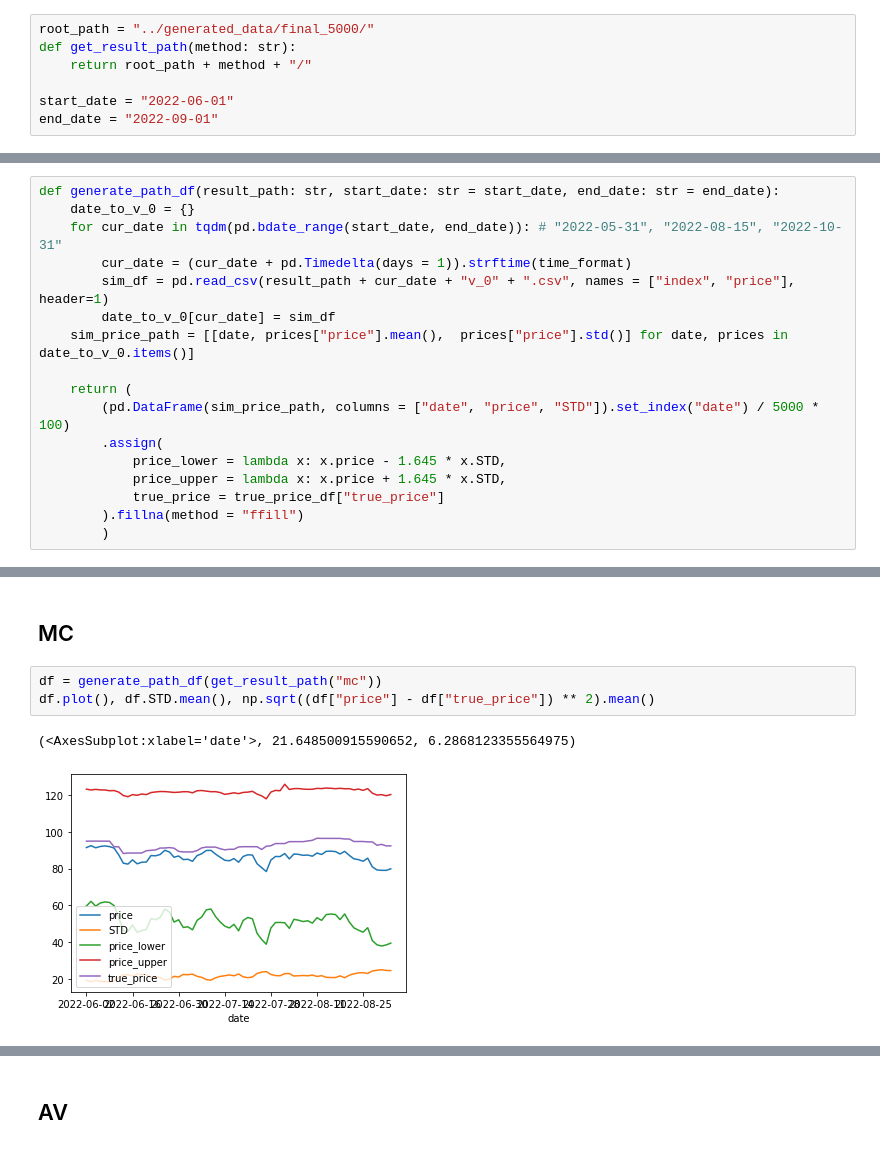
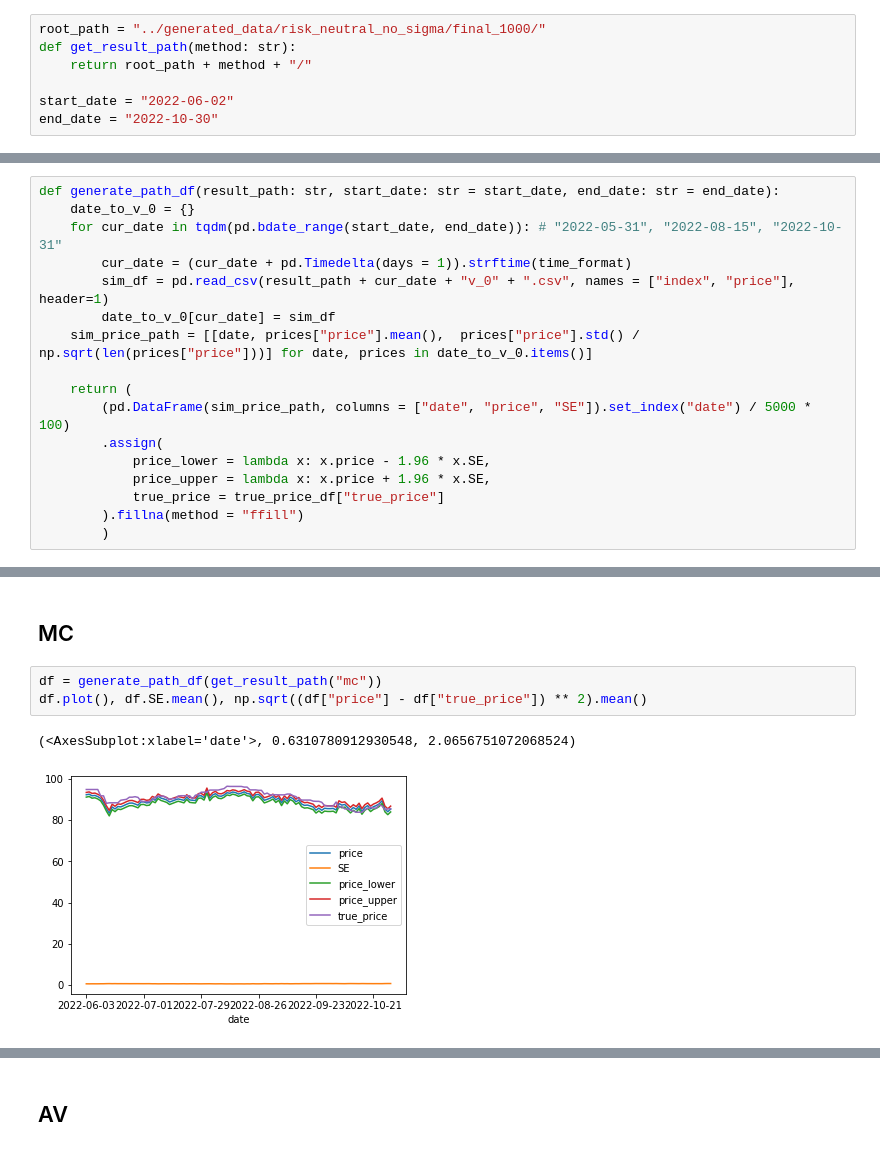
Before and after one commit to livelycloud/MH4518_GROUP13, a Jupyter notebook: product_pricing/visualization.ipynb, the cells around one changed output, grey strips where cells are left out. Cells and saved outputs as stored; diff of their text form.

```diff
--- a/product_pricing/visualization.ipynb
+++ b/product_pricing/visualization.ipynb
@@ -6,12 +6,12 @@ from tqdm import tqdm
 from plotnine import *
 time_format = "%Y-%m-%d"
 # %%
-root_path = "../generated_data/final_5000/"
+root_path = "../generated_data/risk_neutral_no_sigma/final_1000/"
 def get_result_path(method: str):
     return root_path + method + "/"
 
-start_date = "2022-06-01"
-end_date = "2022-09-01"
+start_date = "2022-06-02"
+end_date = "2022-10-30"
 # %%
 true_price_df = pd.read_csv("true_product_price.csv")
 true_price_df = true_price_df.assign(date = lambda x:  pd.to_datetime(x.Dates, format = "%d/%m/%Y")).drop(columns = "Dates").set_index("date")
@@ -23,13 +23,13 @@ def generate_path_df(result_path: str, start_date: str = start_date, end_date: s
         cur_date = (cur_date + pd.Timedelta(days = 1)).strftime(time_format)
         sim_df = pd.read_csv(result_path + cur_date + "v_0" + ".csv", names = ["index", "price"], header=1)
         date_to_v_0[cur_date] = sim_df
-    sim_price_path = [[date, prices["price"].mean(),  prices["price"].std()] for date, prices in date_to_v_0.items()]
+    sim_price_path = [[date, prices["price"].mean(),  prices["price"].std() / np.sqrt(len(prices["price"]))] for date, prices in date_to_v_0.items()]
 
     return (
-        (pd.DataFrame(sim_price_path, columns = ["date", "price", "STD"]).set_index("date") / 5000 * 100)
+        (pd.DataFrame(sim_price_path, columns = ["date", "price", "SE"]).set_index("date") / 5000 * 100)
         .assign(
-            price_lower = lambda x: x.price - 1.645 * x.STD,
-            price_upper = lambda x: x.price + 1.645 * x.STD,
+            price_lower = lambda x: x.price - 1.96 * x.SE,
+            price_upper = lambda x: x.price + 1.96 * x.SE,
             true_price = true_price_df["true_price"]
         ).fillna(method = "ffill")
         )
@@ -46,10 +46,10 @@ def plot(df, title):
 ## MC
 # %%
 df = generate_path_df(get_result_path("mc"))
-df.plot(), df.STD.mean(), np.sqrt((df["price"] - df["true_price"]) ** 2).mean()
+df.plot(), df.SE.mean(), np.sqrt((df["price"] - df["true_price"]) ** 2).mean()
 # %% [output]
-(<AxesSubplot:xlabel='date'>, 21.648500915590652, 6.2868123355564975)
+(<AxesSubplot:xlabel='date'>, 0.6310780912930548, 2.0656751072068524)
-[figure, old version]
+[figure, new version]
 # %%
 df.reset_index(inplace=True)
 df["date"] = pd.to_datetime(df["date"])
```
Also changed, not shown: parts of 6 cells of this notebook, 16 other files.
